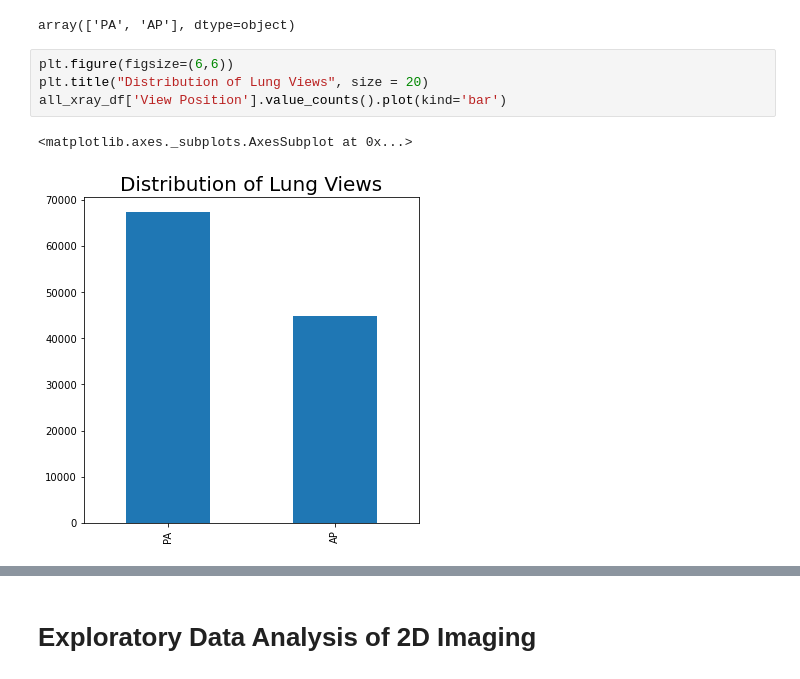
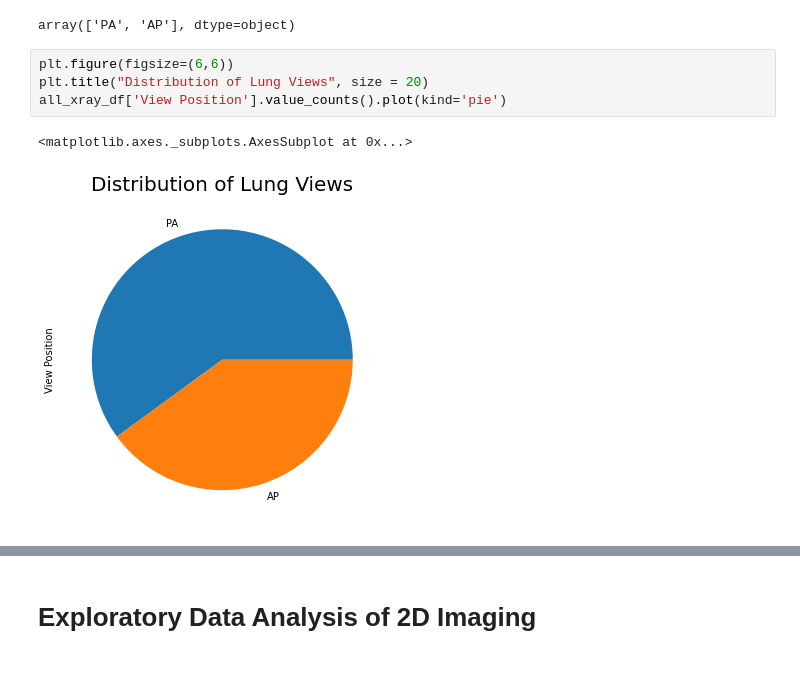
Before and after one commit to Danieldacruz7/Pneumonia-Detection-From-Chest-X-Rays, a Jupyter notebook: EDA.ipynb, the cells around one changed output, grey strips where cells are left out. Cells and saved outputs as stored; diff of their text form.

```diff
--- a/EDA.ipynb
+++ b/EDA.ipynb
@@ -197,7 +223,7 @@ array(['PA', 'AP'], dtype=object)
 # %%
 plt.figure(figsize=(6,6))
 plt.title("Distribution of Lung Views", size = 20)
-all_xray_df['View Position'].value_counts().plot(kind='bar')
+all_xray_df['View Position'].value_counts().plot(kind='pie')
 # %% [output]
 <matplotlib.axes._subplots.AxesSubplot at 0x...>
-[figure, old version]
+[figure, new version]
```
Also changed, not shown: parts of 19 cells of this notebook, 2 other files.
